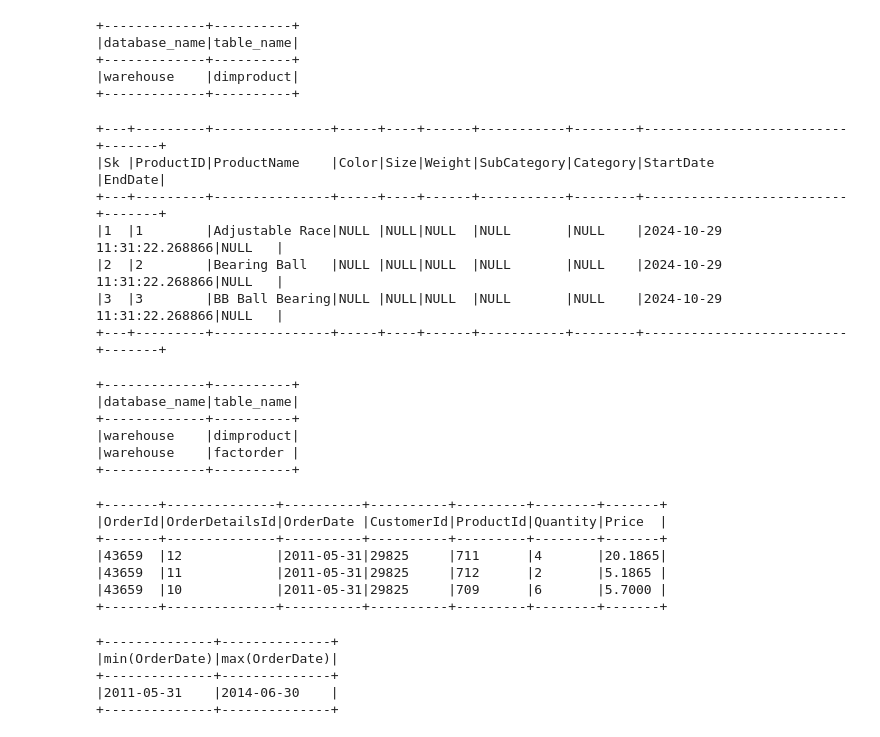
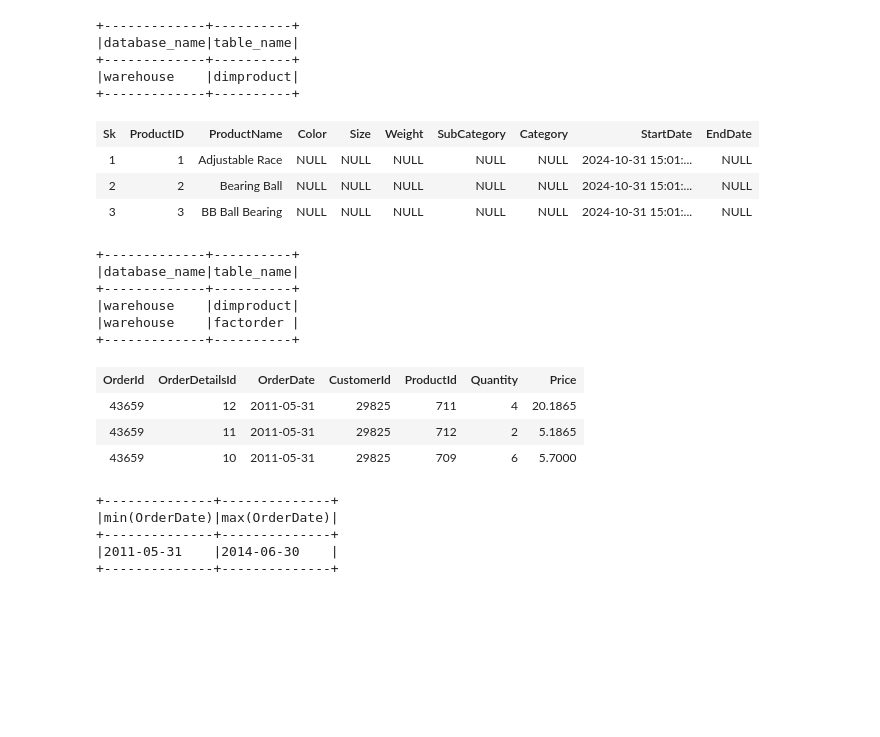
Before and after one commit to hamodirtyeza97/deltastudio, a Jupyter notebook: scripts/01.ipynb, the cells around one changed output. Cells and saved outputs as stored; diff of their text form; code cells hidden in the pictures; blank space fills up the shorter version.

```diff
--- a/scripts/01.ipynb
+++ b/scripts/01.ipynb
@@ -1232,28 +1186,25 @@ spark.sql('SELECT namespace as database_name, tableName as table_name FROM {df}'
 |warehouse    |dimproduct|
 +-------------+----------+
 # %%
-# create dimension with SCD type 2
+## Create Dimension with SCD type 2 support
 
 sql = '''
 INSERT INTO Warehouse.DimProduct
 SELECT
     ROW_NUMBER() OVER(ORDER BY NULL) + (SELECT COALESCE(MAX(Sk), 0) FROM Warehouse.DimProduct) AS Sk,
     *,
     CURRENT_TIMESTAMP() AS StartDate,
     NULL as EndDate
 FROM {df}
 '''
 
 spark.sql(sql, df = data)
-spark.sql('SELECT * FROM Warehouse.DimProduct LIMIT 3').show(truncate=False)
+spark.sql('SELECT * FROM Warehouse.DimProduct LIMIT 3')
 # %% [output]
-+---+---------+---------------+-----+----+------+-----------+--------+--------------------------+-------+
-|Sk |ProductID|ProductName    |Color|Size|Weight|SubCategory|Category|StartDate                 |EndDate|
-+---+---------+---------------+-----+----+------+-----------+--------+--------------------------+-------+
-|1  |1        |Adjustable Race|NULL |NULL|NULL  |NULL       |NULL    |2024-10-29 11:31:22.268866|NULL   |
-|2  |2        |Bearing Ball   |NULL |NULL|NULL  |NULL       |NULL    |2024-10-29 11:31:22.268866|NULL   |
-|3  |3        |BB Ball Bearing|NULL |NULL|NULL  |NULL       |NULL    |2024-10-29 11:31:22.268866|NULL   |
-+---+---------+---------------+-----+----+------+-----------+--------+--------------------------+-------+
+| Sk | ProductID | ProductName | Color | Size | Weight | SubCategory | Category | StartDate | EndDate |
+| 1 | 1 | Adjustable Race | NULL | NULL | NULL | NULL | NULL | 2024-10-31 15:01:... | NULL |
+| 2 | 2 | Bearing Ball | NULL | NULL | NULL | NULL | NULL | 2024-10-31 15:01:... | NULL |
+| 3 | 3 | BB Ball Bearing | NULL | NULL | NULL | NULL | NULL | 2024-10-31 15:01:... | NULL |
 # %%
 # create fact order
 
@@ -1299,15 +1250,12 @@ spark.sql('''
     SELECT * FROM {df}
 ''', df = data)
 
-spark.sql('SELECT * FROM Warehouse.FactOrder LIMIT 3').show(truncate=False)
+spark.sql('SELECT * FROM Warehouse.FactOrder LIMIT 3')
 # %% [output]
-+-------+--------------+----------+----------+---------+--------+-------+
-|OrderId|OrderDetailsId|OrderDate |CustomerId|ProductId|Quantity|Price  |
-+-------+--------------+----------+----------+---------+--------+-------+
-|43659  |12            |2011-05-31|29825     |711      |4       |20.1865|
-|43659  |11            |2011-05-31|29825     |712      |2       |5.1865 |
-|43659  |10            |2011-05-31|29825     |709      |6       |5.7000 |
-+-------+--------------+----------+----------+---------+--------+-------+
+| OrderId | OrderDetailsId | OrderDate | CustomerId | ProductId | Quantity | Price |
+| 43659 | 12 | 2011-05-31 | 29825 | 711 | 4 | 20.1865 |
+| 43659 | 11 | 2011-05-31 | 29825 | 712 | 2 | 5.1865 |
+| 43659 | 10 | 2011-05-31 | 29825 | 709 | 6 | 5.7000 |
 # %%
 # create dimension date
 
```
Also changed, not shown: parts of 20 cells of this notebook, 2 other files.
